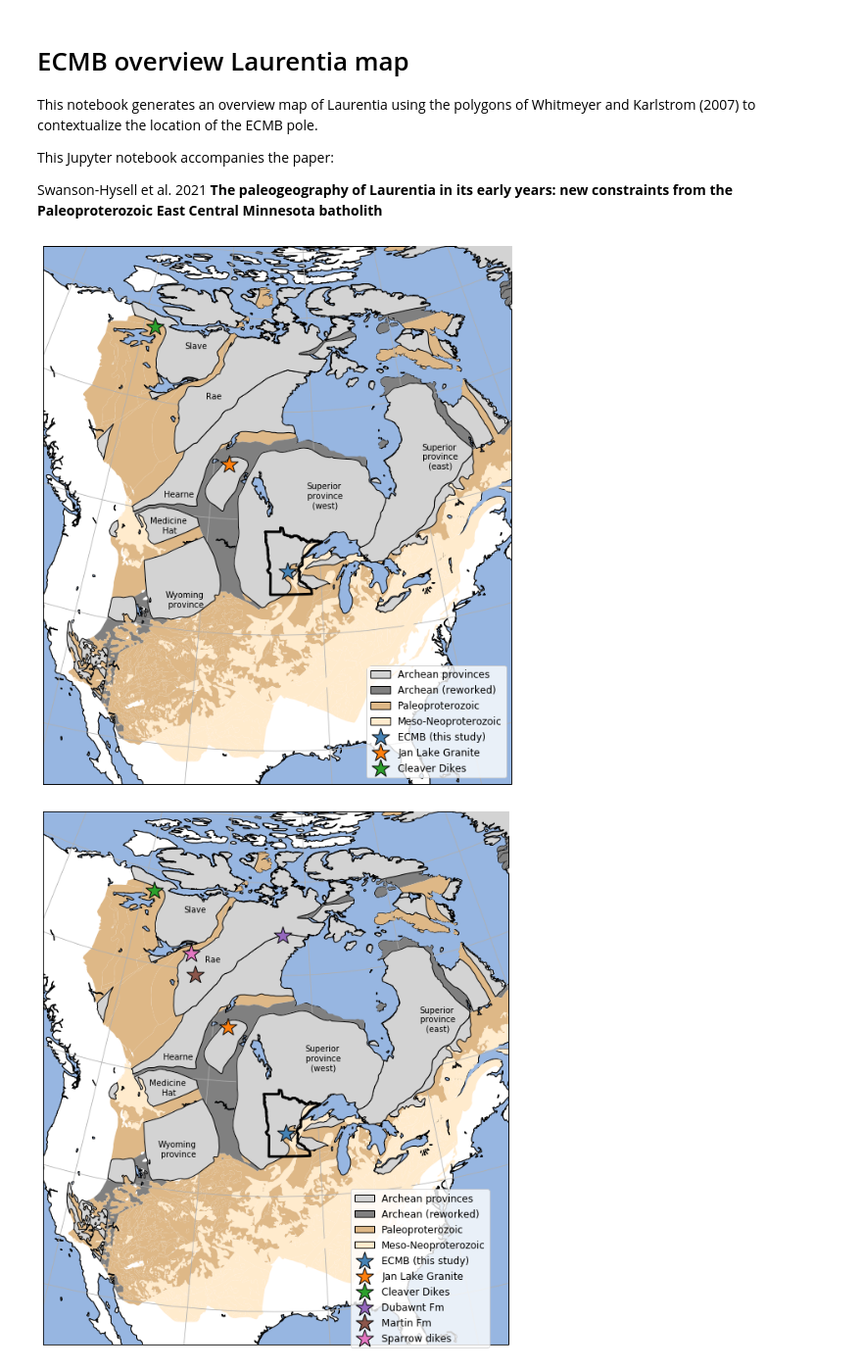
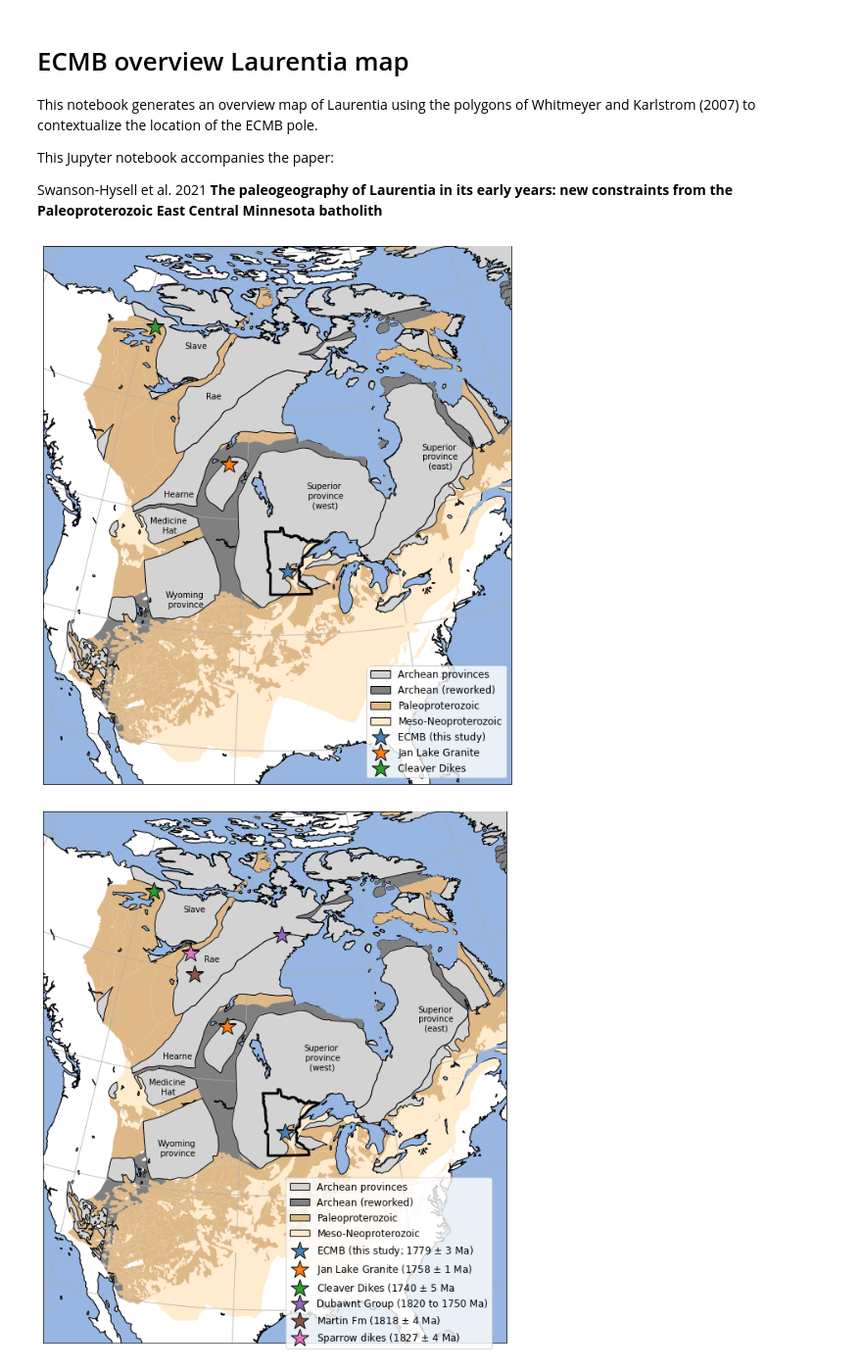
Before and after one commit to Swanson-Hysell-Group/2021_ECMB, a Jupyter notebook: code/ECMB_map.ipynb, the cells around one changed output. Shown at 98% size. Cells and saved outputs as stored; diff of their text form; code cells hidden in the pictures.

Commit message:
update map to have pole ages on legend

```diff
--- a/code/ECMB_map.ipynb
+++ b/code/ECMB_map.ipynb
@@ -149,13 +149,13 @@ plt.text(-110,66, 'Slave',
          transform=ccrs.Geodetic(),zorder=101)
 
 ECMB = plt.scatter(-94.26, 45.53, s=500,marker='*',zorder=101,c='steelblue',edgecolors='k',
-         transform=ccrs.Geodetic(),label='ECMB (this study)')
+         transform=ccrs.PlateCarree(),label='ECMB (this study)')
 
 Jan = plt.scatter(257.2, 54.9, s=500,marker='*',zorder=101,c='C1',edgecolors='k',
-         transform=ccrs.Geodetic(), label='Jan Lake Granite')
+         transform=ccrs.PlateCarree(), label='Jan Lake Granite')
 
 Cleaver = plt.scatter(241.97, 67.5, s=500,marker='*',zorder=101,c='C2',edgecolors='k',
-         transform=ccrs.Geodetic(), label='Cleaver Dikes')
+         transform=ccrs.PlateCarree(), label='Cleaver Dikes')
 
 legend_elements = [Patch(facecolor='lightgrey', edgecolor='k',
                          label='Archean provinces'),
@@ -173,7 +173,7 @@ plt.legend(handles=legend_elements, loc='upper right',
 #plt.savefig('visualizations/Laurentia_map.pdf', bbox_inches = 'tight', pad_inches = 0,markerscale=0.8)
 plt.show()
 # %% [output]
-[figure, old version]
+[figure, new version]
 # %%
 central_lat = duluth_lat
 central_lon = duluth_lon
@@ -297,38 +297,38 @@ plt.text(-110,66, 'Slave',
          transform=ccrs.Geodetic(),zorder=101)
 
 ECMB = plt.scatter(-94.26, 45.53, s=500,marker='*',zorder=101,c='steelblue',edgecolors='k',
-         transform=ccrs.Geodetic(),label='ECMB (this study)')
+         transform=ccrs.PlateCarree(),label='ECMB (this study; 1779 $\pm$ 3 Ma)')
 
 Jan = plt.scatter(257.2, 54.9, s=500,marker='*',zorder=101,c='C1',edgecolors='k',
-         transform=ccrs.Geodetic(), label='Jan Lake Granite')
+         transform=ccrs.PlateCarree(), label='Jan Lake Granite (1758 $\pm$ 1 Ma)')
 
 Cleaver = plt.scatter(241.97, 67.5, s=500,marker='*',zorder=101,c='C2',edgecolors='k',
-         transform=ccrs.Geodetic(), label='Cleaver Dikes')
+         transform=ccrs.PlateCarree(), label='Cleaver Dikes (1740 $\pm$ 5 Ma')
 
 Dubawnt = plt.scatter(265.6, 64.1, s=500,marker='*',zorder=101,c='C4',edgecolors='k',
-         transform=ccrs.Geodetic(), label='Dubawnt Fm')
+         transform=ccrs.PlateCarree(), label='Dubawnt Group (1820 to 1750 Ma)')
 
 Martin = plt.scatter(251.4, 59.6, s=500,marker='*',zorder=101,c='C5',edgecolors='k',
-         transform=ccrs.Geodetic(), label='Martin Fm')
+         transform=ccrs.PlateCarree(), label='Martin Fm (1818 $\pm$ 4 Ma)')
 
 Sparrow = plt.scatter(250.2, 61.6, s=500,marker='*',zorder=101,c='C6',edgecolors='k',
-         transform=ccrs.Geodetic(), label='Sparrow dikes')
+         transform=ccrs.PlateCarree(), label='Sparrow dikes (1827 $\pm$ 4 Ma)')
 
 legend_elements = [Patch(facecolor='lightgrey', edgecolor='k',
                          label='Archean provinces'),
                    Patch(facecolor='grey', edgecolor='k',
                          label='Archean (reworked)'),
                     Patch(facecolor='BurlyWood', edgecolor='k',
                          label='Paleoproterozoic'),
                     Patch(facecolor='BlanchedAlmond', edgecolor='k',
                          label='Meso-Neoproterozoic'),
                    ECMB,Jan,Cleaver,Dubawnt,Martin,Sparrow]
 
 ax.legend(handles=legend_elements, loc='upper right',
-           bbox_to_anchor=(0.97,0.30), fancybox=True, fontsize = 12).set_zorder(1000)
+           bbox_to_anchor=(0.98,0.32), fancybox=True, fontsize = 12).set_zorder(1000)
 
 
 plt.savefig('visualizations/Laurentia_map.pdf', bbox_inches = 'tight', pad_inches = 0,markerscale=0.8)
 plt.show()
 # %% [output]
-[figure, old version]
+[figure, new version]
```
Also changed, not shown: 2 other files.
